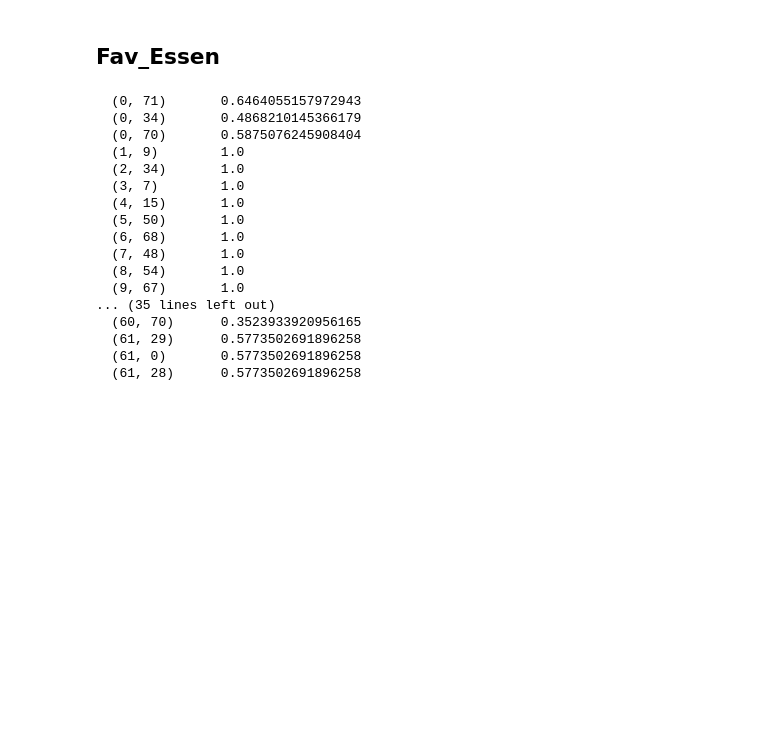
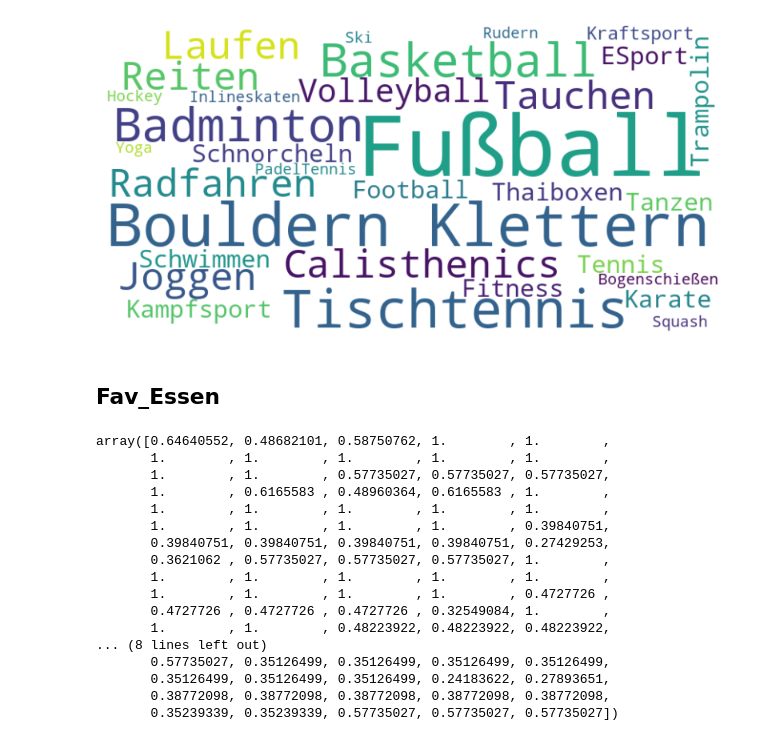
Before and after one commit to JulianCatnip/StudentMatcher, a Jupyter notebook: 06_NLP.ipynb, the cells around one changed output. Saved outputs shown, nothing was run; the diff lists cells and outputs as text; code cells hidden in the pictures; blank space fills up the shorter version.

```diff
--- a/06_NLP.ipynb
+++ b/06_NLP.ipynb
@@ -39,9 +105,6 @@ Name: Fav_Sportart, Length: 62, dtype: object
 # %%
-vectorizer = TfidfVectorizer(analyzer='word',ngram_range=(1,2))
-
-#NaN-Werte mit kein favorit überschreiben
-sportarten = data["Fav_Sportart"].fillna('kein favorit')
+vectorizer = TfidfVectorizer(analyzer='word', ngram_range=(1,2))
 
 tfidf_sportarten = vectorizer.fit_transform(sportarten)
-print(tfidf_sportarten)
+tfidf_sportarten.data.shape
 # %% [output]
@@ -160,26 +166,42 @@ plt.show()
+# %%
+# Keine Angabe für die Darstellung herausnehmen
+sportarten = sportarten.str.replace('Keine Angabe','')
+sportarten = sportarten.str.replace('-','') # Bindestrich macht Probleme
+concatenated_text = ' '.join(sportarten)
+
+# Generate word cloud
+wordcloud = WordCloud(width=800, height=400, background_color='white').generate(concatenated_text)
+
+# Display word cloud
+plt.figure(figsize=(10, 5))
+plt.imshow(wordcloud, interpolation='bilinear')
+plt.axis('off')
+plt.show()
+# %% [output]
+[figure, added]
 # %% [markdown]
 ## Fav_Essen
 # %%
-essen = data["Fav_Essen"].fillna('kein favorit')
+essen = data["Fav_Essen"]
 
 tfidf_essen = vectorizer.fit_transform(essen)
-print(tfidf_essen)
+tfidf_essen.data
 # %% [output]
-  (0, 71)       0.6464055157972943
-  (0, 34)       0.4868210145366179
-  (0, 70)       0.5875076245908404
-  (1, 9)        1.0
-  (2, 34)       1.0
-  (3, 7)        1.0
-  (4, 15)       1.0
-  (5, 50)       1.0
-  (6, 68)       1.0
-  (7, 48)       1.0
-  (8, 54)       1.0
-  (9, 67)       1.0
-... (35 lines left out)
-  (60, 70)      0.3523933920956165
-  (61, 29)      0.5773502691896258
-  (61, 0)       0.5773502691896258
-  (61, 28)      0.5773502691896258
+array([0.64640552, 0.48682101, 0.58750762, 1.        , 1.        ,
+       1.        , 1.        , 1.        , 1.        , 1.        ,
+       1.        , 1.        , 0.57735027, 0.57735027, 0.57735027,
+       1.        , 0.6165583 , 0.48960364, 0.6165583 , 1.        ,
+       1.        , 1.        , 1.        , 1.        , 1.        ,
+       1.        , 1.        , 1.        , 1.        , 0.39840751,
+       0.39840751, 0.39840751, 0.39840751, 0.39840751, 0.27429253,
+       0.3621062 , 0.57735027, 0.57735027, 0.57735027, 1.        ,
+       1.        , 1.        , 1.        , 1.        , 1.        ,
+       1.        , 1.        , 1.        , 1.        , 0.4727726 ,
+       0.4727726 , 0.4727726 , 0.4727726 , 0.32549084, 1.        ,
+       1.        , 1.        , 0.48223922, 0.48223922, 0.48223922,
+... (8 lines left out)
+       0.57735027, 0.35126499, 0.35126499, 0.35126499, 0.35126499,
+       0.35126499, 0.35126499, 0.35126499, 0.24183622, 0.27893651,
+       0.38772098, 0.38772098, 0.38772098, 0.38772098, 0.38772098,
+       0.35239339, 0.35239339, 0.57735027, 0.57735027, 0.57735027])
 # %%
```
Also changed, not shown: parts of 39 cells of this notebook, 2 other files.
